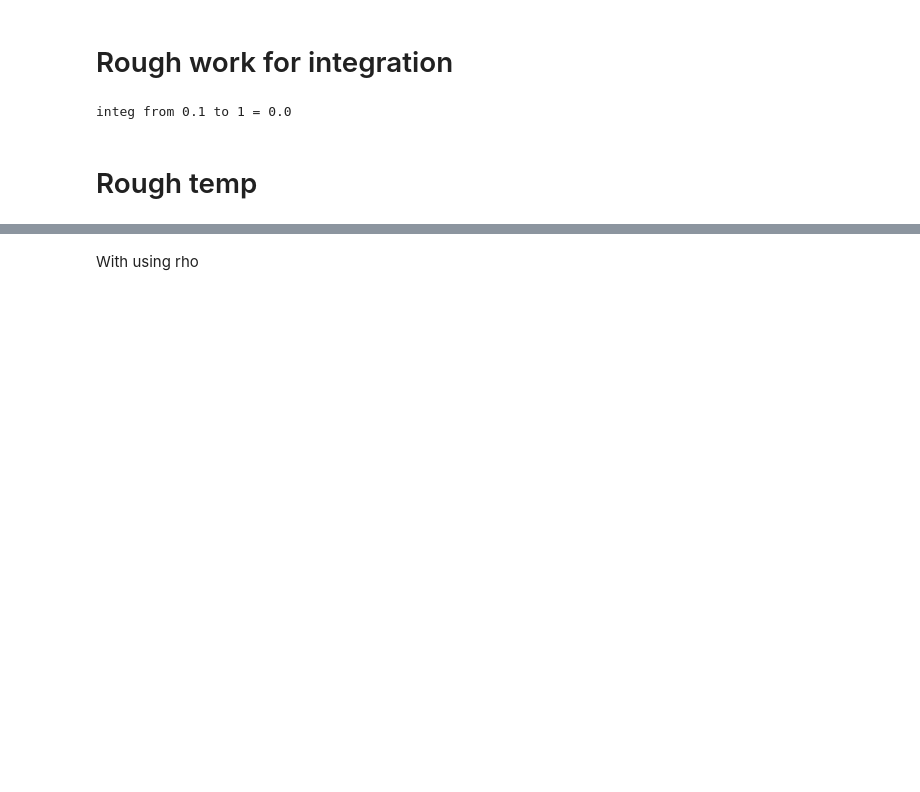
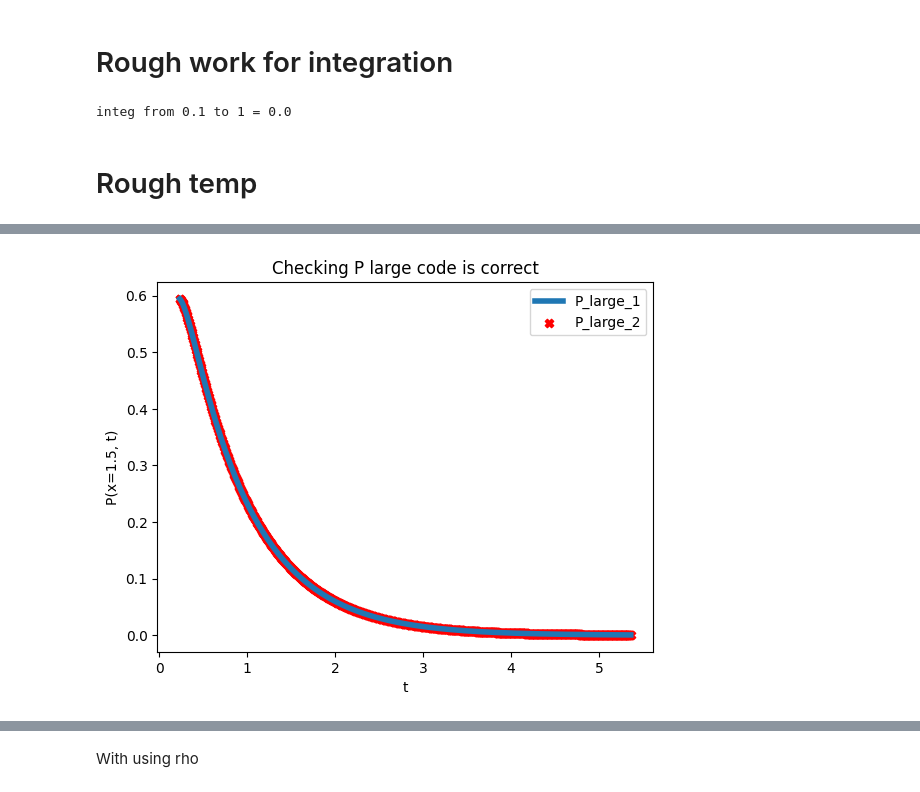
Before and after one commit to rakaar/ddm_codes, a Jupyter notebook: action_init_ddm/fitting_sim_data.ipynb, the cells around one changed output, grey strips where cells are left out. Saved outputs shown, nothing was run; the diff lists cells and outputs as text; code cells hidden in the pictures; blank space fills up the shorter version.

```diff
--- a/action_init_ddm/fitting_sim_data.ipynb
+++ b/action_init_ddm/fitting_sim_data.ipynb
@@ -261,16 +287,38 @@ def P_x_small_t_fn(x, t, V_E, theta_E, Z, K_max):
 # %%
 def P_x_large_t_fn(x, t, V_E, theta_E, Z, K_max):
     v = V_E
     a = 2*theta_E
     mu = v*theta_E
 
     Z = a * (Z + theta_E)/(2*theta_E)
 
     term1 = np.exp(mu*x - mu*Z)
     k_terms = np.arange(1, K_max+1)
     sine_term_1 = np.sin(k_terms * np.pi * Z/2)
     sine_term_2 = np.sin(k_terms * np.pi * x/2)
     exp_term = np.exp(-0.5 * (mu**2 + 0.25*(k_terms**2)*np.pi**2) * t)
 
     sum_term = np.sum(sine_term_1 * sine_term_2 * exp_term)
     return term1 * sum_term
+
+def pl_loop(x, t, v, theta, z, terms):
+    a = 2*theta
+    mu = v*theta
+    z = a * (z + theta)/(2*theta)
+    sum_term = 0
+    for n in range(1, terms + 1):
+        sin_term = np.sin(n * np.pi * z / 2) * np.sin(n * np.pi * x / 2)
+        exp_term = np.exp(-0.5 * (mu**2 + (n**2 * np.pi**2) / 4) * t)
+        sum_term += sin_term * exp_term
+
+    result = np.exp(mu * (x - z)) * sum_term
+    return result
+
+
+P_large_1 = [P_x_large_t_fn(1.5, t, V_E, theta_E, 0, 50) for t in t_pts]
+P_large_2 = [pl_loop(1.5, t, V_E, theta_E, 0, 50) for t in t_pts]
+plt.plot(t_pts, P_large_1, label='P_large_1', linewidth=4)
+plt.scatter(t_pts, P_large_2, label='P_large_2', color='r', marker='X')
+plt.xlabel('t'); plt.ylabel('P(x=1.5, t)'); plt.legend();plt.title('Checking P large code is correct');
+# %% [output]
+[figure, added]
```
Also changed, not shown: parts of 30 cells of this notebook.
